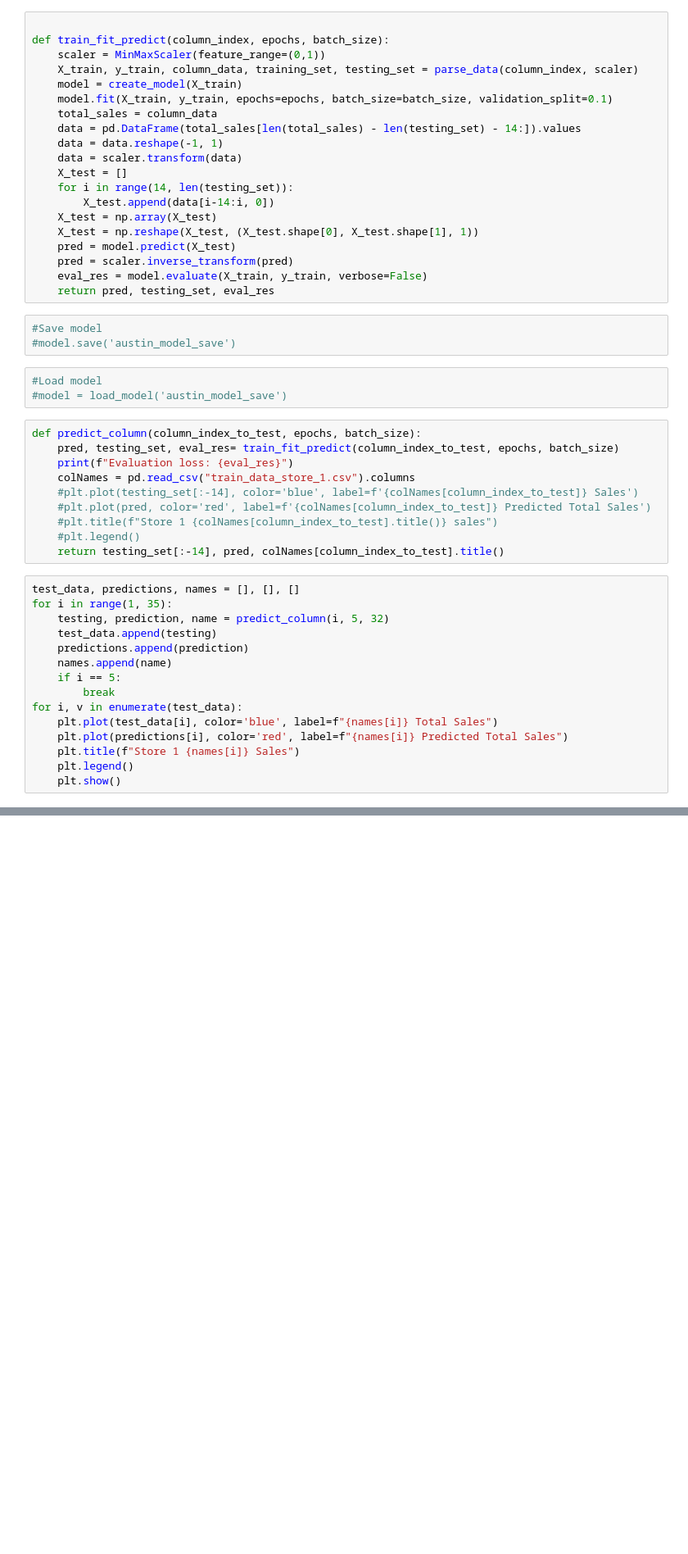
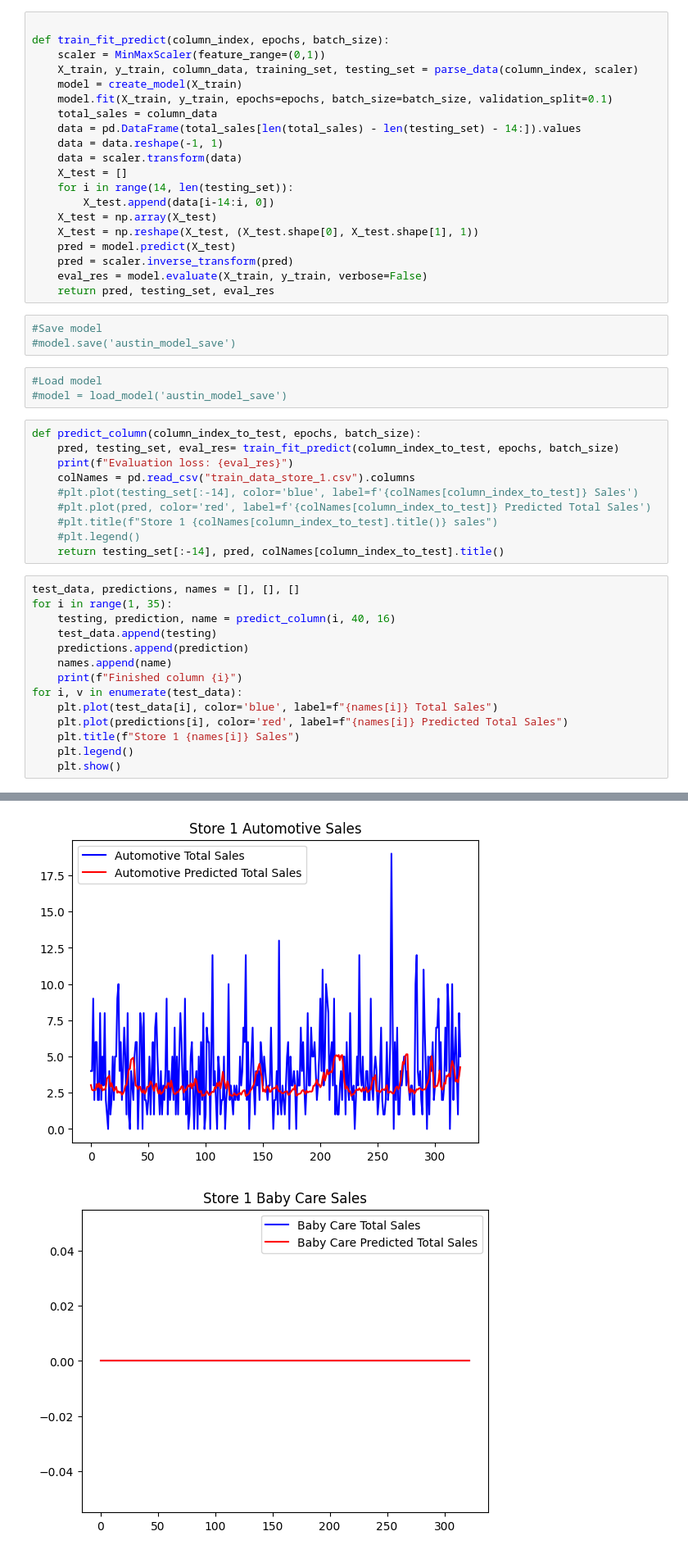
Before and after one commit to DylanDBurke26/CSE404-Group11, a Jupyter notebook: austin_model.ipynb, the cells around one changed output, grey strips where cells are left out. Shown at 82% size. Drawn from its saved outputs; the diff is of its cells as text; blank space fills up the shorter version.

```diff
--- a/austin_model.ipynb
+++ b/austin_model.ipynb
@@ -96,15 +96,15 @@ def predict_column(column_index_to_test, epochs, batch_size):
 # %%
 test_data, predictions, names = [], [], []
 for i in range(1, 35):
-    testing, prediction, name = predict_column(i, 5, 32)
+    testing, prediction, name = predict_column(i, 40, 16)
     test_data.append(testing)
     predictions.append(prediction)
     names.append(name)
-    if i == 5:
-        break
+    print(f"Finished column {i}")
 for i, v in enumerate(test_data):
     plt.plot(test_data[i], color='blue', label=f"{names[i]} Total Sales")
     plt.plot(predictions[i], color='red', label=f"{names[i]} Predicted Total Sales")
     plt.title(f"Store 1 {names[i]} Sales")
     plt.legend()
     plt.show()
+# %% [output]
@@ -110,0 +128,2 @@ for i, v in enumerate(test_data):
+[figure, added]
+[figure, added]
```
Also changed, not shown: parts of 1 cell of this notebook.
